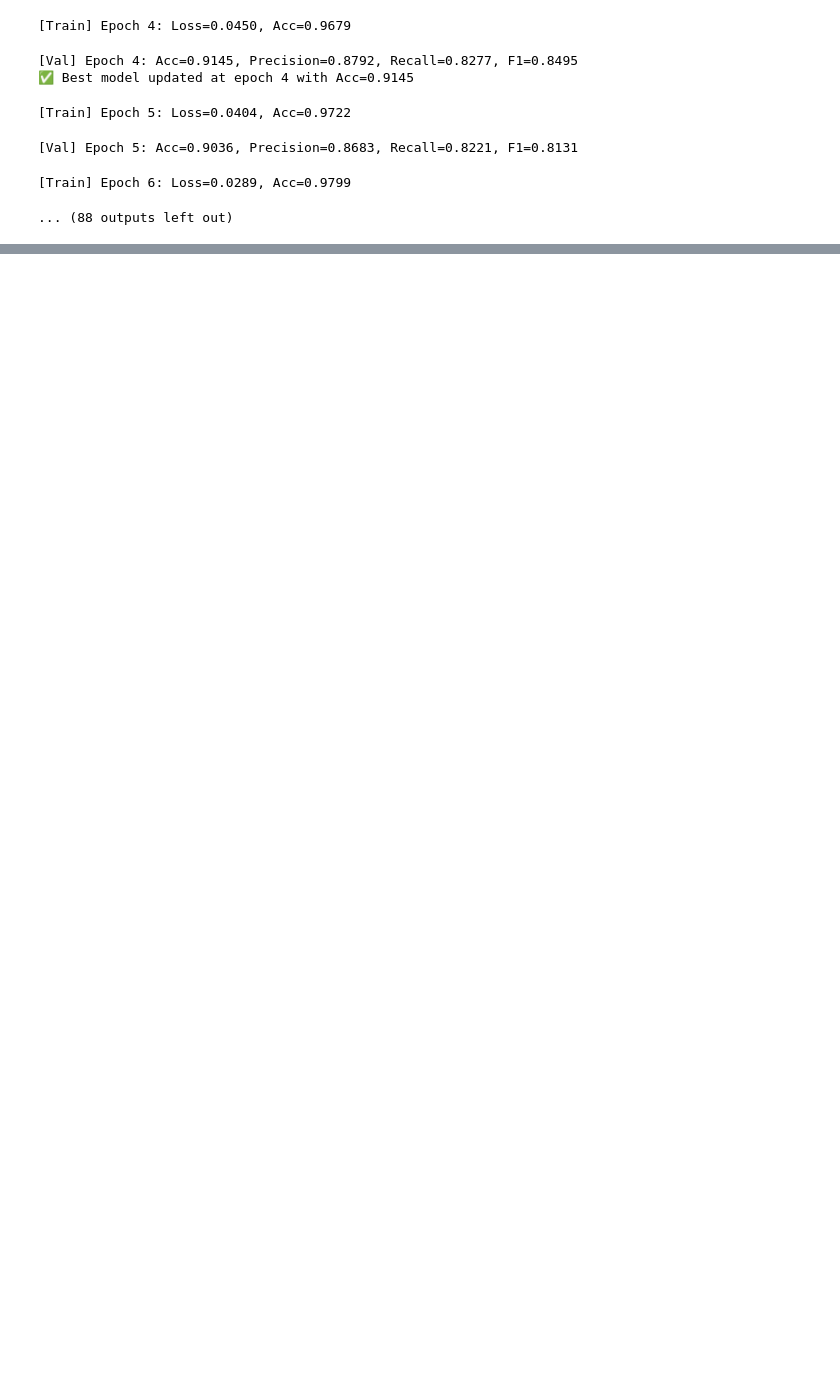
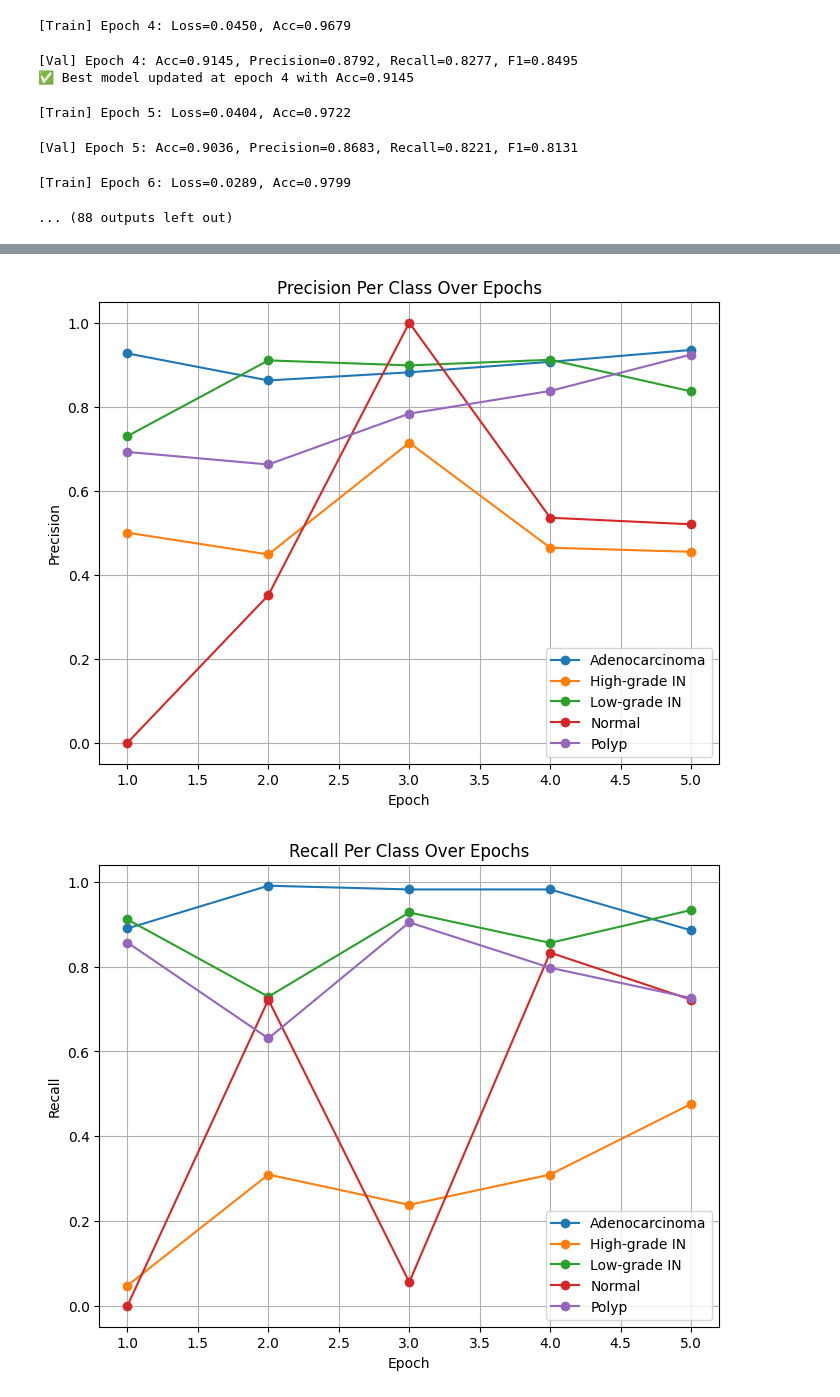
Before and after one commit to georgelele1/Comp9444Proj1, a Jupyter notebook: Comp9444Final.ipynb, the cells around one changed output, grey strips where cells are left out. Saved outputs shown, nothing was run; the diff lists cells and outputs as text; code cells hidden in the pictures; blank space fills up the shorter version.

```diff
--- a/Comp9444Final.ipynb
+++ b/Comp9444Final.ipynb
@@ -667,0 +695,6 @@ main()
+# %%
+class_names = df['class'].unique()
+plot_per_class_metrics(augmented_resnet_results["history"], class_names)
+# %% [output]
+[figure, added]
+[figure, added]
```
Also changed, not shown: parts of 40 cells of this notebook.
